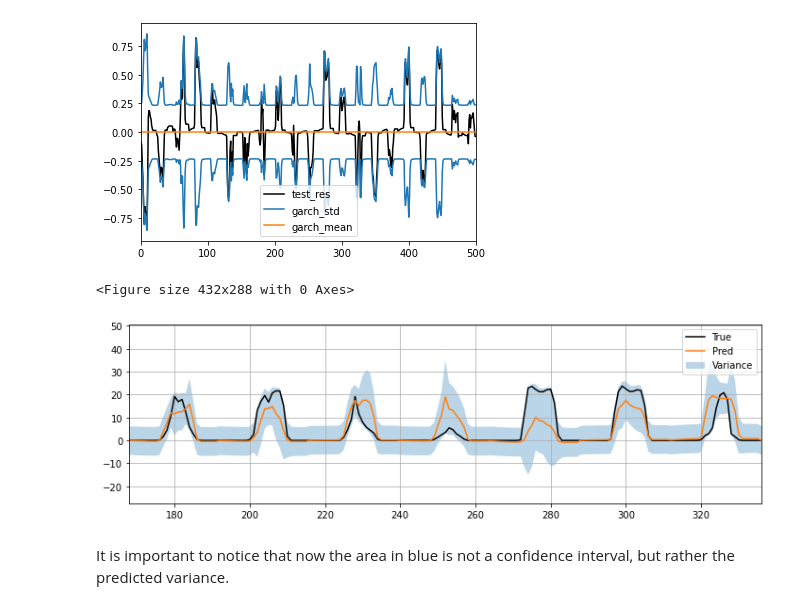
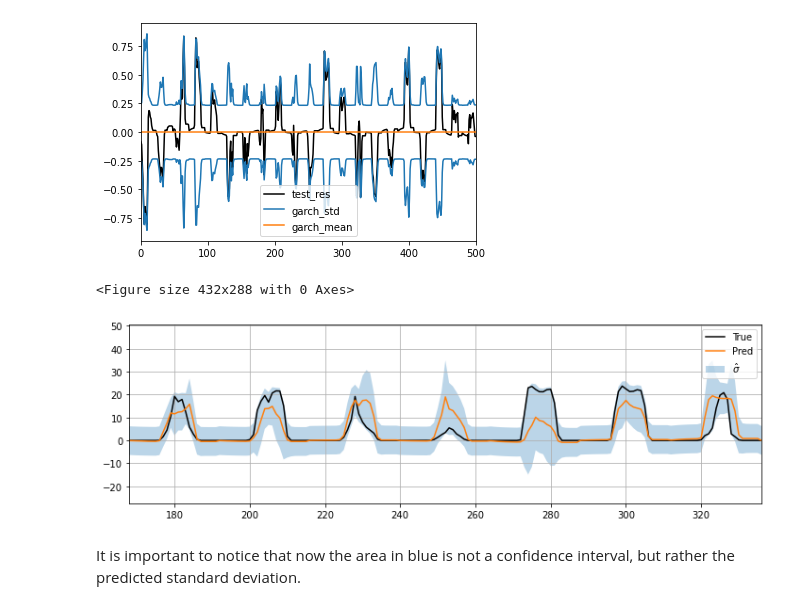
Before and after one commit to FilippoMB/Ensemble-Conformalized-Quantile-Regression, a Jupyter notebook: arima_(and_garch)_example.ipynb, the cells around one changed output. Cells and saved outputs as stored; diff of their text form; code cells hidden in the pictures.

```diff
--- a/arima_(and_garch)_example.ipynb
+++ b/arima_(and_garch)_example.ipynb
@@ -226,9 +231,9 @@ garch_ci_low = y_scaler.inverse_transform(preds-garch_std)
 garch_ci_hi = y_scaler.inverse_transform(preds+garch_std)
 # %%
 # plot garch results
-plot_PIs(y_test, y_hat, garch_ci_low, garch_ci_hi, x_lims=[168,336], label_pi='Variance')
+plot_PIs(y_test, y_hat, garch_ci_low, garch_ci_hi, x_lims=[168,336], label_pi='$\hat{\sigma}$')
 # %% [output]
 <Figure size 432x288 with 0 Axes>
-[figure, old version]
+[figure, new version]
 # %% [markdown]
-It is important to notice that now the area in blue is not a confidence interval, but rather the predicted variance.
+It is important to notice that now the area in blue is not a confidence interval, but rather the predicted standard deviation.
```
Also changed, not shown: parts of 2 cells of this notebook.
